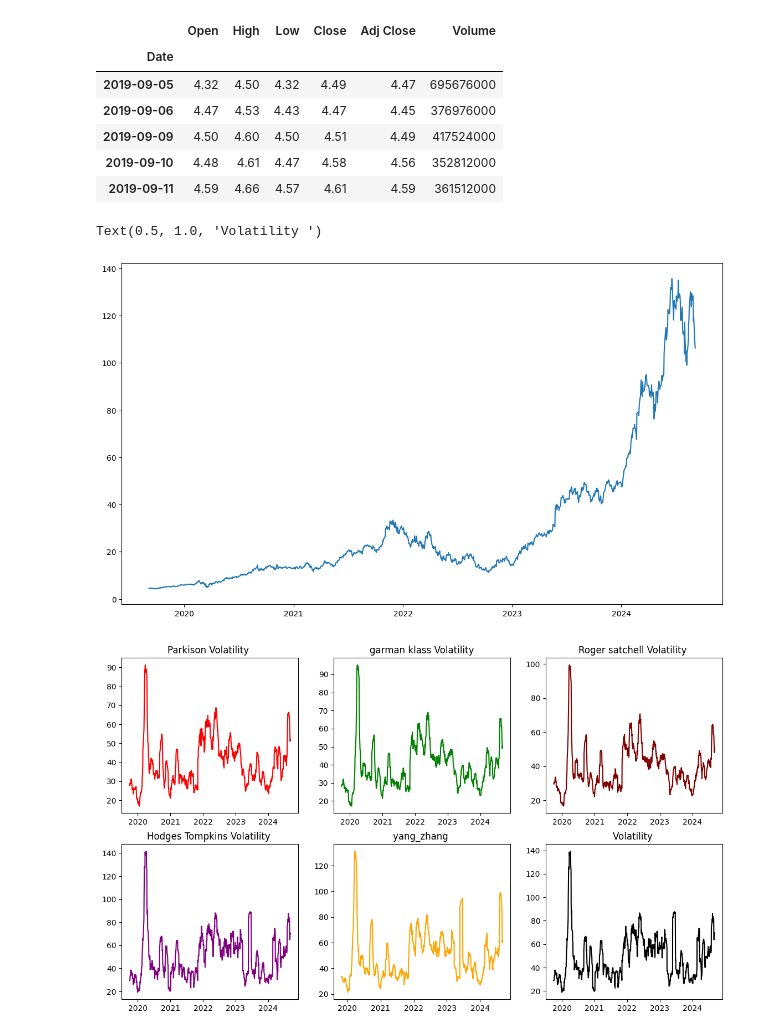
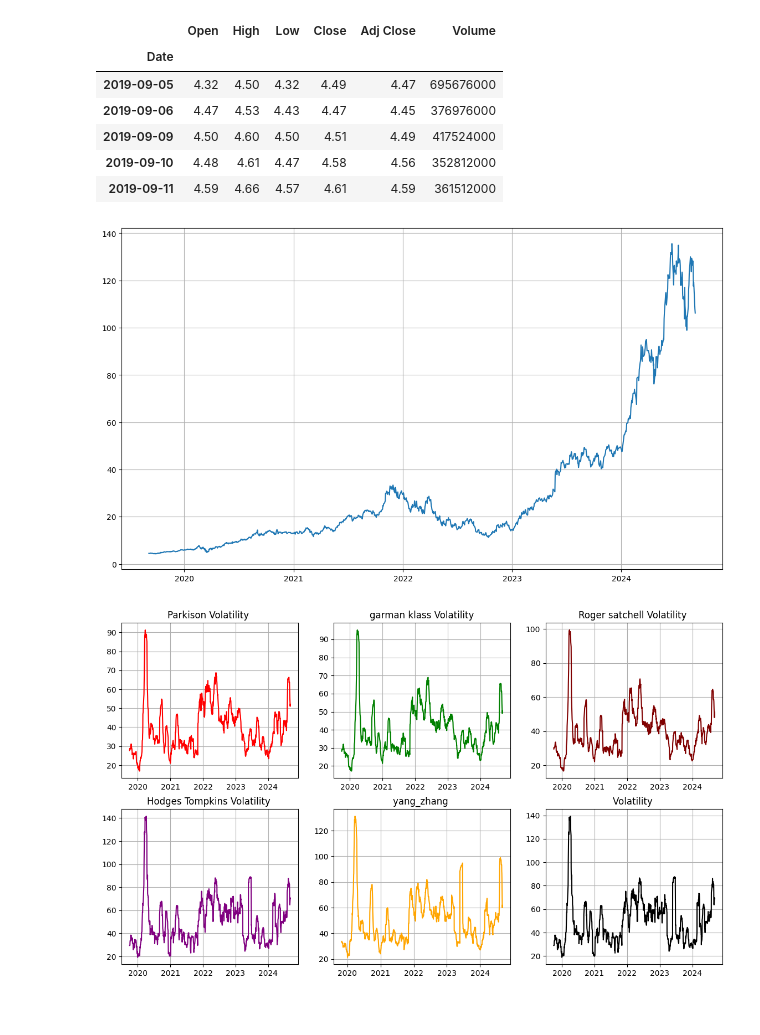
Before and after one commit to shaliniscode/option-pricing, a Jupyter notebook: Volatility_ananlysis.ipynb, the cells around one changed output. Saved outputs shown, nothing was run; the diff lists cells and outputs as text; code cells hidden in the pictures.

```diff
--- a/Volatility_ananlysis.ipynb
+++ b/Volatility_ananlysis.ipynb
@@ -35,28 +35,36 @@ df.head()
 | 2019-09-10 | 4.48 | 4.61 | 4.47 | 4.58 | 4.56 | 352812000 |
 | 2019-09-11 | 4.59 | 4.66 | 4.57 | 4.61 | 4.59 | 361512000 |
 # %%
+
 plt.figure(figsize=(14,8))
-plt.plot( df['Close'])
+plt.plot(df['Close'])
+plt.grid()
 
 fig, axs = plt.subplots(2,3, figsize = (14,8))
 axs[0,0].plot( parkison_vol(df)*100, color = 'red' )
 axs[0,0].set_title('Parkison Volatility ')
+axs[0,0].grid()
 
 axs[0,1].plot(garman_klass(df)*100, color = 'green')
 axs[0,1].set_title('garman klass Volatility')
+axs[0,1].grid()
 
 axs[0,2].plot( rogers_satchell(df)*100, color = 'maroon')
 axs[0,2].set_title('Roger satchell Volatility ')
+axs[0,2].grid()
 
 axs[1,0].plot( hodges_tompkins(df)*100,  color = 'purple')
 axs[1,0].set_title('Hodges Tompkins Volatility ')
+axs[1,0].grid()
 
 axs[1,1].plot(  yang_zhang(df)*100,  color = 'orange')
 axs[1,1].set_title('yang_zhang ')
+axs[1,1].grid()
 
 axs[1,2].plot( std_dev(df)*100, color = 'black')
 axs[1,2].set_title('Volatility ')
+axs[1,2].grid()
+plt.show()
 # %% [output]
-Text(0.5, 1.0, 'Volatility ')
-[figure, old version]
+[figure, new version]
-[figure, old version]
+[figure, new version]
```
